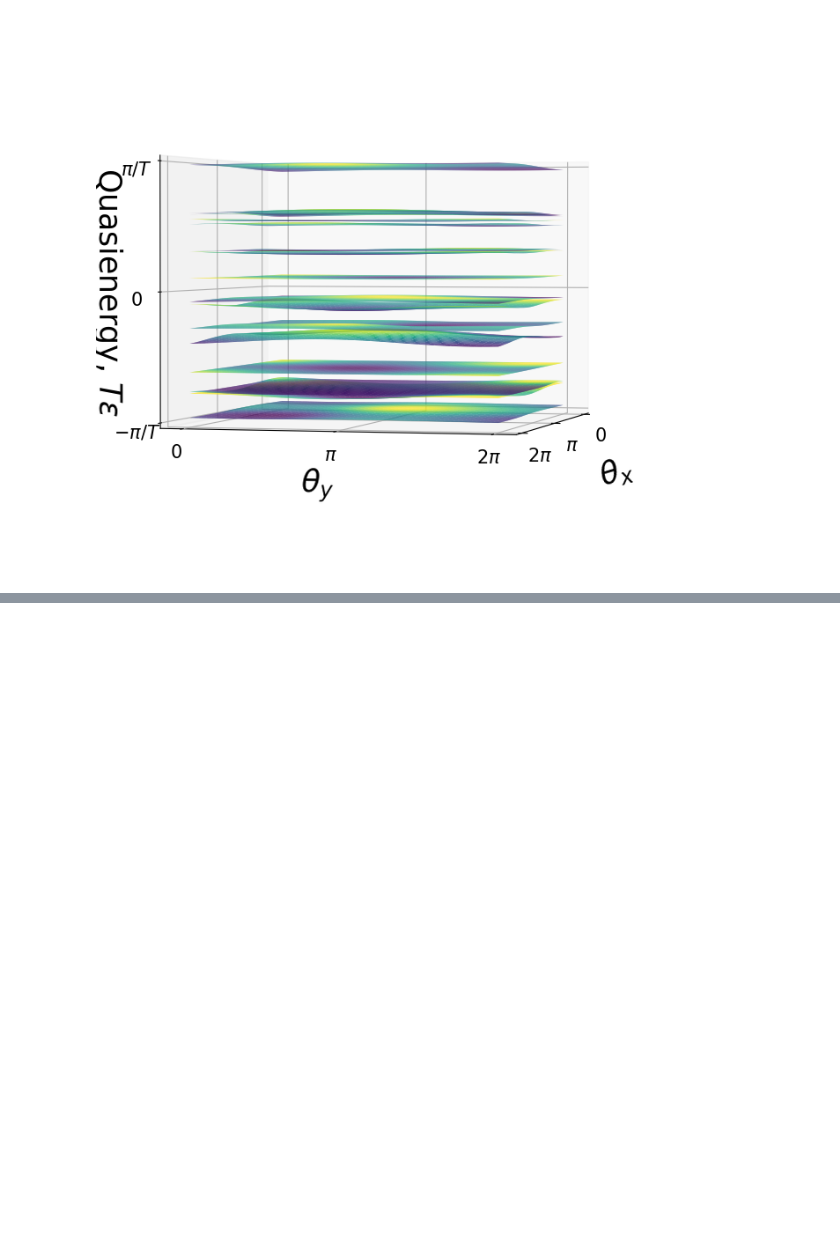
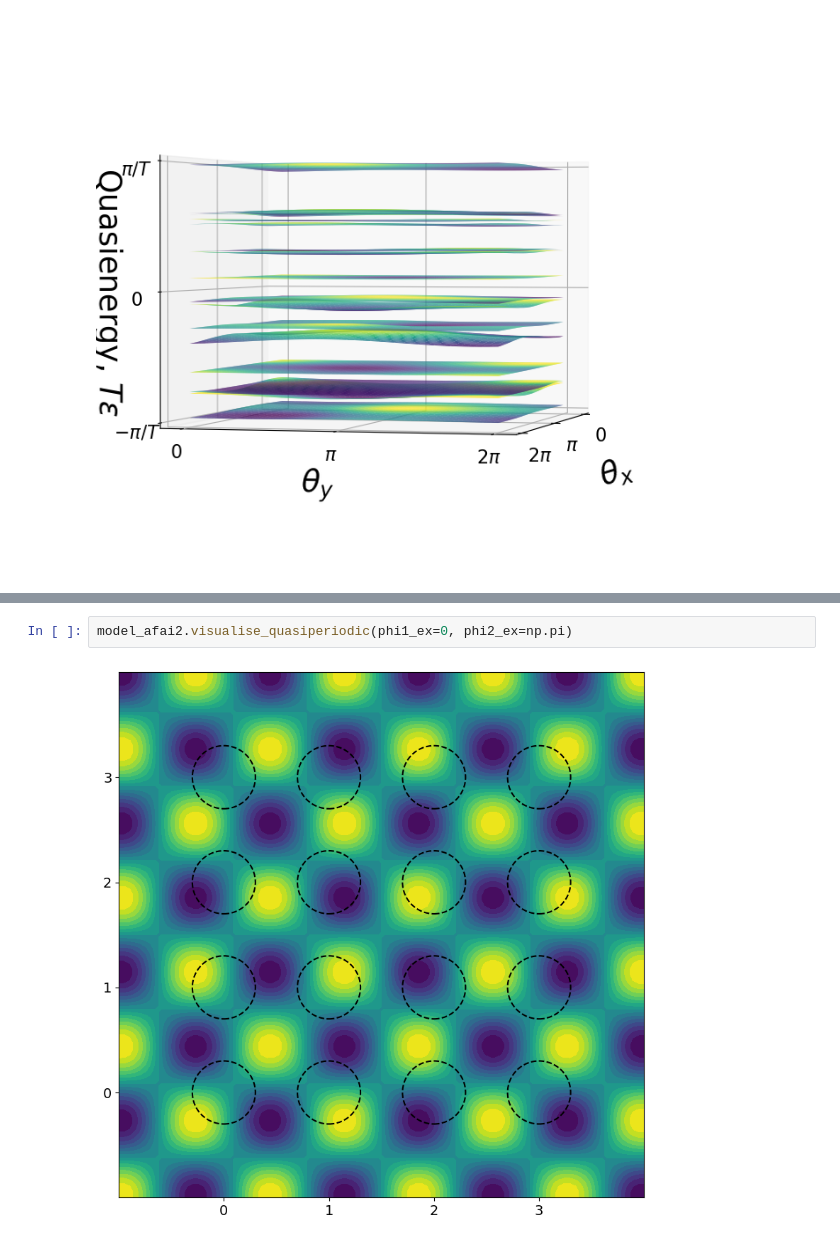
Before and after one commit to NGC2237-Clark/Topo_Loco_QCs, a Jupyter notebook: Floquet/AFAI_GPU_debugertbc.ipynb, the cells around one changed output, grey strips where cells are left out. Drawn from its saved outputs; the diff is of its cells as text; blank space fills up the shorter version.

```diff
--- a/Floquet/AFAI_GPU_debugertbc.ipynb
+++ b/Floquet/AFAI_GPU_debugertbc.ipynb
@@ -295,0 +304,4 @@ phi1 is 0 phi2 is 0
+# %%
+model_afai2.visualise_quasiperiodic(phi1_ex=0, phi2_ex=np.pi)
+# %% [output]
+[figure, added]
```
Also changed, not shown: parts of 3 cells of this notebook, 1 other file.
